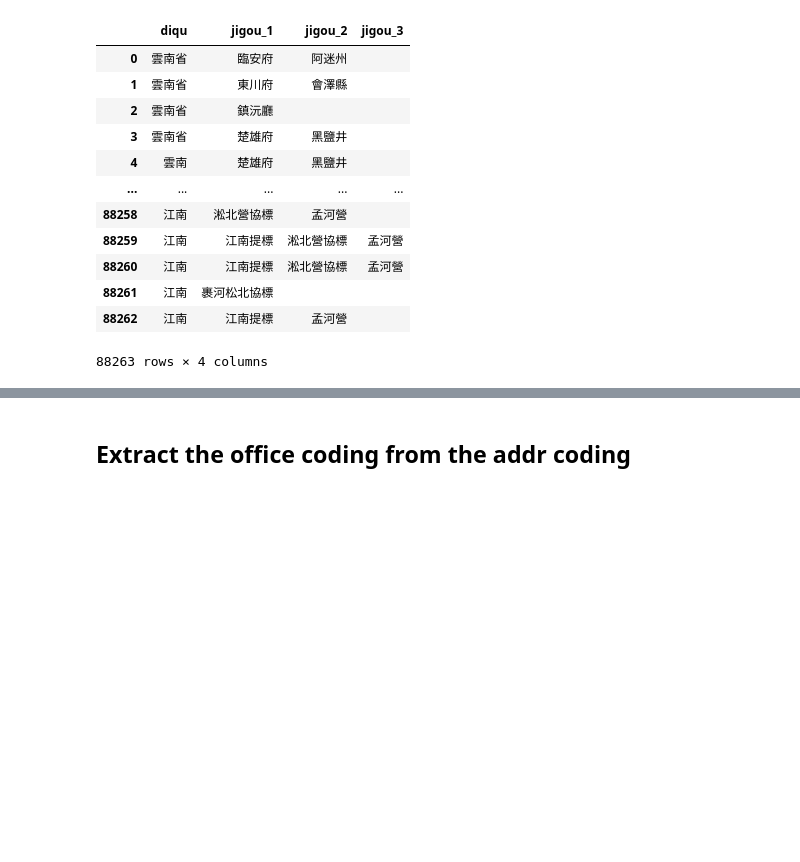
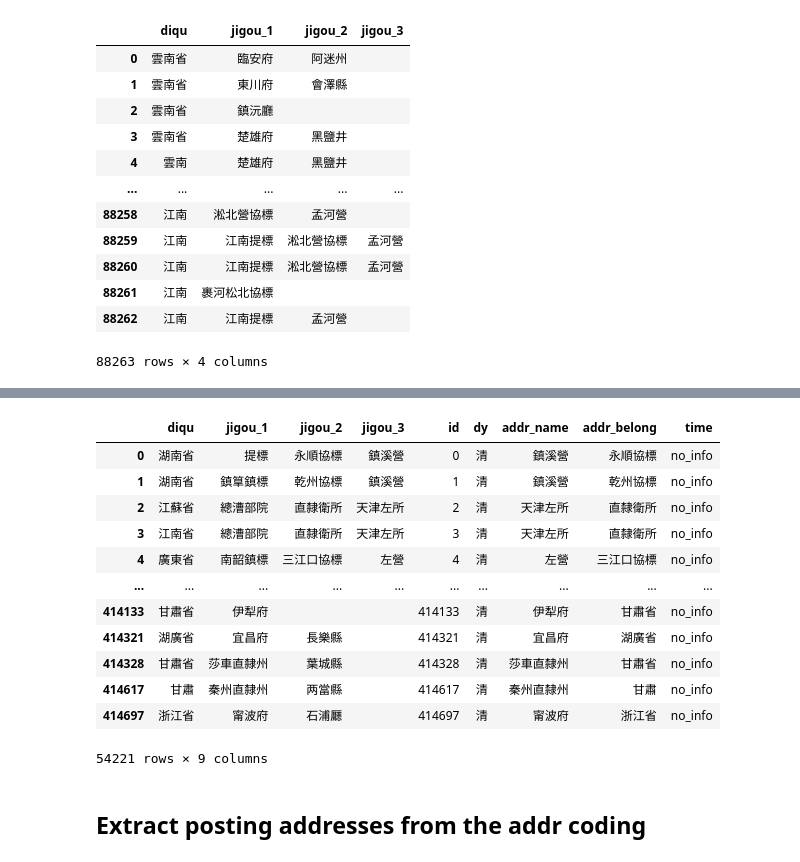
Before and after one commit to cbdb-project/Jinshenlu-20240725-Han-persons-not-in-CBDB_Hongsu, a Jupyter notebook: 5 Create the data for coding/create-data-for-office-coding-2-create-data.ipynb, the cells around one changed output, grey strips where cells are left out. Drawn from its saved outputs; the diff is of its cells as text; code cells hidden in the pictures; blank space fills up the shorter version.

Commit message:
apply LAST ISSUE!!!! solutions

```diff
--- a/5 Create the data for coding/create-data-for-office-coding-2-create-data.ipynb
+++ b/5 Create the data for coding/create-data-for-office-coding-2-create-data.ipynb
@@ -187,0 +208,17 @@ posting_office_addr_coding_df
+# %%
+# Clean the admin unit names
+admin_unit_list = ["府", "州", "縣", "路"]
+
+def remove_admin_unit(s):
+    for unit in admin_unit_list:
+        if len(s) > 2 and s.endswith(unit):
+            return s[:-len(unit)]
+    return s
+
+column_names_for_remove_admin_unit = ["addr_1", "addr_2"]
+
+posting_office_addr_coding_no_unit_df = posting_office_addr_coding_df.copy()
+for col in column_names_for_remove_admin_unit:
+    posting_office_addr_coding_no_unit_df[col] = posting_office_addr_coding_no_unit_df[col].apply(remove_admin_unit)
+
+posting_office_addr_coding_no_unit_df
@@ -188 +256,27 @@ posting_office_addr_coding_df
+# %%
+posting_office_addr_coding_df = pd.concat([posting_office_addr_coding_no_unit_df, posting_office_addr_coding_df], ignore_index=True)
+posting_office_addr_coding_df["id"] = posting_office_addr_coding_df.index
+posting_office_addr_coding_df = posting_office_addr_coding_df[["id"] + [col for col in posting_office_addr_coding_df.columns if col != "id"]]
+posting_office_addr_coding_df.drop_duplicates(subset=["diqu", "jigou_1", "jigou_2", "jigou_3", "addr_1", "addr_2"], inplace=True)
+posting_office_addr_coding_df["dy"] = "清"
+posting_office_addr_coding_df["time"] = "no_info"
+posting_office_addr_coding_df.rename(columns={"addr_1": "addr_name"}, inplace=True)
+posting_office_addr_coding_df.rename(columns={"addr_2": "addr_belong"}, inplace=True)
+posting_office_addr_coding_df = posting_office_addr_coding_df[["diqu", "jigou_1", "jigou_2", "jigou_3", "id", "dy", "addr_name", "addr_belong", "time"]]
+posting_office_addr_coding_df = posting_office_addr_coding_df[posting_office_addr_coding_df["addr_name"] != "空白"]
+posting_office_addr_coding_df
+# %% [output]
+|  | diqu | jigou_1 | jigou_2 | jigou_3 | id | dy | addr_name | addr_belong | time |
+| 0 | 湖南省 | 提標 | 永順協標 | 鎮溪營 | 0 | 清 | 鎮溪營 | 永順協標 | no_info |
+| 1 | 湖南省 | 鎮筸鎮標 | 乾州協標 | 鎮溪營 | 1 | 清 | 鎮溪營 | 乾州協標 | no_info |
+| 2 | 江蘇省 | 總漕部院 | 直隸衛所 | 天津左所 | 2 | 清 | 天津左所 | 直隸衛所 | no_info |
+| 3 | 江南省 | 總漕部院 | 直隸衛所 | 天津左所 | 3 | 清 | 天津左所 | 直隸衛所 | no_info |
+| 4 | 廣東省 | 南韶鎮標 | 三江口協標 | 左營 | 4 | 清 | 左營 | 三江口協標 | no_info |
+| ... | ... | ... | ... | ... | ... | ... | ... | ... | ... |
+| 414133 | 甘肅省 | 伊犁府 |  |  | 414133 | 清 | 伊犁府 | 甘肅省 | no_info |
+| 414321 | 湖廣省 | 宜昌府 | 長樂縣 |  | 414321 | 清 | 宜昌府 | 湖廣省 | no_info |
+| 414328 | 甘肅省 | 莎車直隸州 | 葉城縣 |  | 414328 | 清 | 莎車直隸州 | 甘肅省 | no_info |
+| 414617 | 甘肅 | 秦州直隸州 | 两當縣 |  | 414617 | 清 | 秦州直隸州 | 甘肅 | no_info |
+| 414697 | 浙江省 | 甯波府 | 石浦㕔 |  | 414697 | 清 | 甯波府 | 浙江省 | no_info |
+54221 rows × 9 columns
 # %%
@@ -190,3 +283,3 @@ posting_office_addr_coding_df
 posting_office_addr_coding_df.to_excel(OUTPUT_POSTING_OFFICE_ADDR_ADDR_CODING_PATH, index=False)
 # %% [markdown]
-## Extract the office coding from the addr coding
+## Extract posting addresses from the addr coding
```
Also changed, not shown: parts of 10 cells of this notebook, 3 other files.
